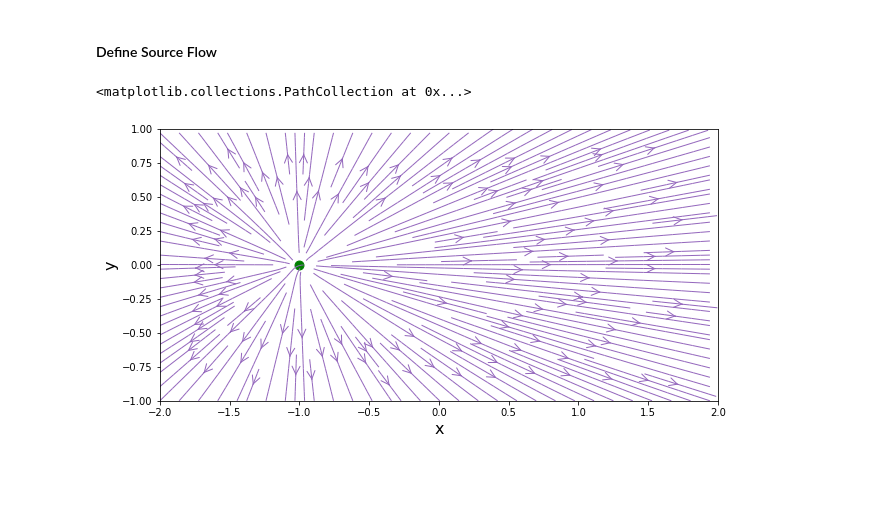
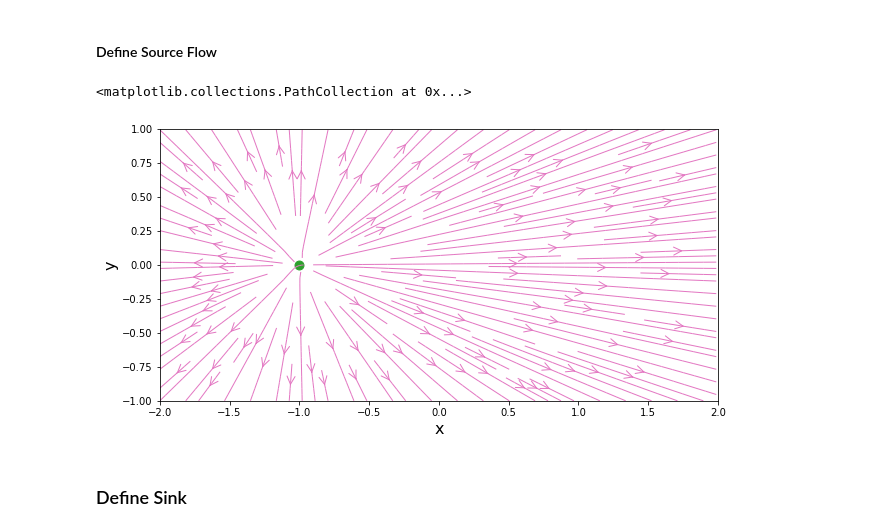
Before and after one commit to afern/MAE6226, a Jupyter notebook: Lessons/Lesson1.ipynb, the cells around one changed output. Drawn from its saved outputs; the diff is of its cells as text; code cells hidden in the pictures; blank space fills up the shorter version.

Commit message:
Upload for Lesson 1: Source, Sinks, Plotting Streamlines and Velocity Potential

```diff
--- a/Lessons/Lesson1.ipynb
+++ b/Lessons/Lesson1.ipynb
@@ -62,15 +63,17 @@ v_source = strength_source/(2*math.pi) * ( ( Y-y_source) / ((X-x_source)**2 + (Y
 # %%
 # Figure for Streamlines...
 width=10.
 height=(y_end - y_start) / (x_end - x_start) * width
 pyplot.figure(figsize=(width,height))
 pyplot.xlabel('x', fontsize=16)
 pyplot.ylabel('y', fontsize=16)
 pyplot.xlim(x_start, x_end)
 pyplot.ylim(y_start, y_end)
 
-pyplot.streamplot(X, Y, u_source, v_source, density=2, linewidth=1,arrowsize=2, arrowstyle='->', color = 'C4')
-pyplot.scatter(x_source, y_source, color = 'green', s=80, marker='o')
+pyplot.streamplot(X, Y, u_source, v_source, density=1.5, linewidth=1,arrowsize=2, arrowstyle='->', color = 'C6')
+pyplot.scatter(x_source, y_source, color = 'C2', s=80, marker='o')
 # %% [output]
 <matplotlib.collections.PathCollection at 0x...>
-[figure, old version]
+[figure, new version]
+# %% [markdown]
+### Define Sink
```
Also changed, not shown: parts of 8 cells of this notebook.
